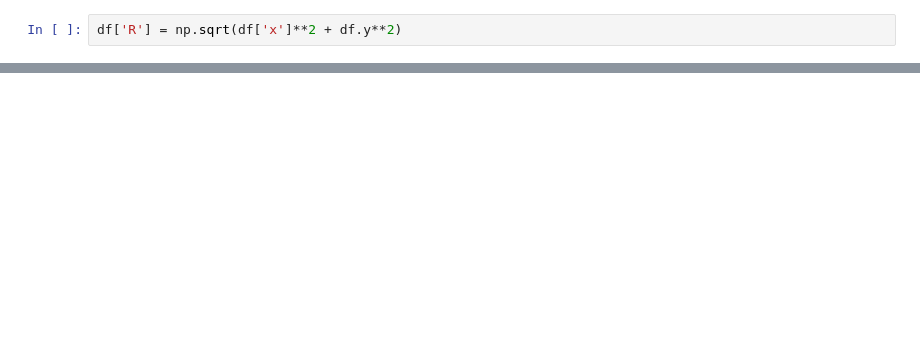
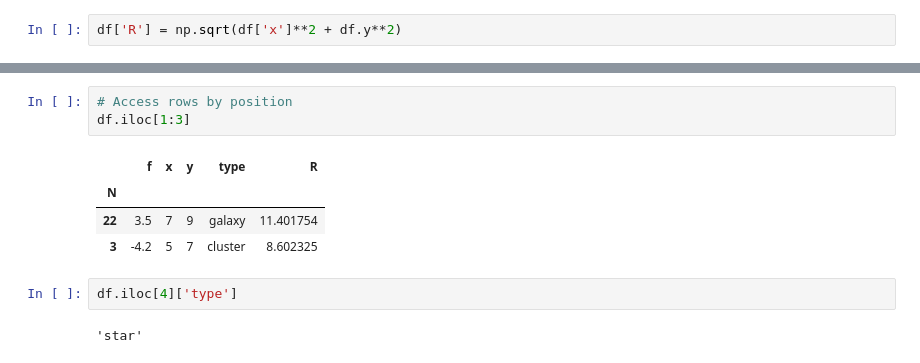
Before and after one commit to Morisset/Python-lectures-Notebooks, a Jupyter notebook: Notebooks/Useful_libraries.ipynb, the cells around one changed output, grey strips where cells are left out. Drawn from its saved outputs; the diff is of its cells as text; blank space fills up the shorter version.

```diff
--- a/Notebooks/Useful_libraries.ipynb
+++ b/Notebooks/Useful_libraries.ipynb
@@ -512,0 +527,12 @@ df['R'] = np.sqrt(df['x']**2 + df.y**2)
+# %%
+# Access rows by position
+df.iloc[1:3]
+# %% [output]
+|  | f | x | y | type | R |
+| N |  |  |  |  |  |
+| 22 | 3.5 | 7 | 9 | galaxy | 11.401754 |
+| 3 | -4.2 | 5 | 7 | cluster | 8.602325 |
+# %%
+df.iloc[4]['type']
+# %% [output]
+'star'
```
Also changed, not shown: parts of 62 cells of this notebook, 2 other files.
